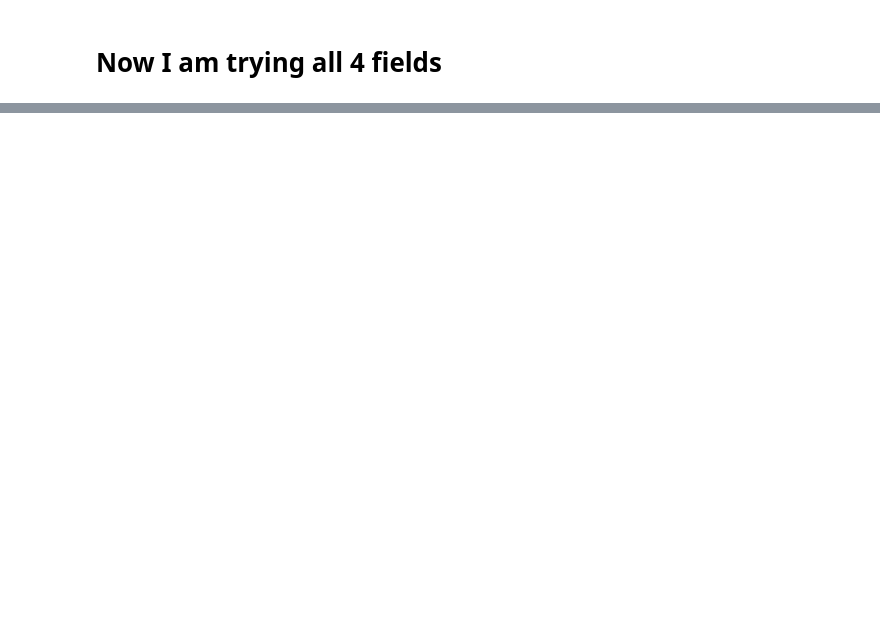
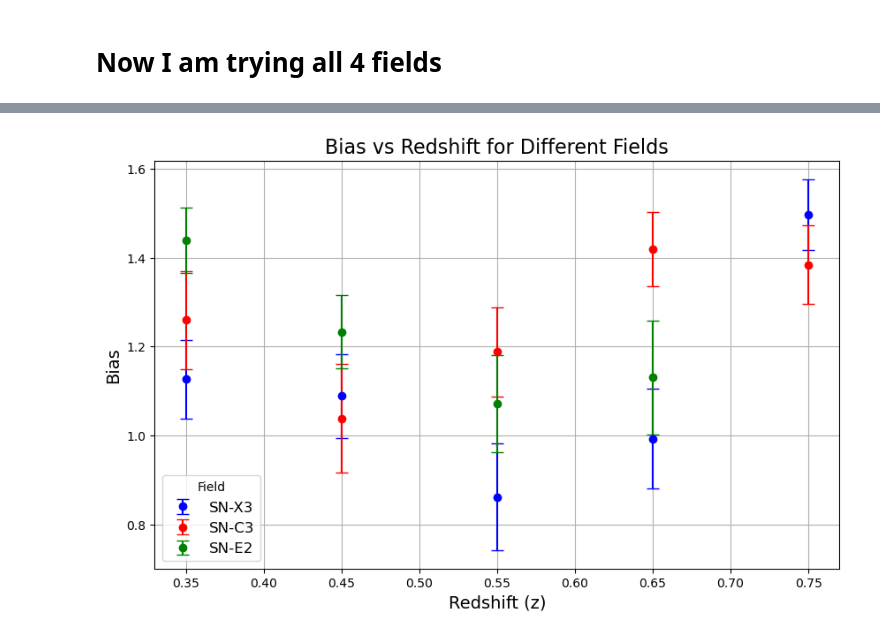
Before and after one commit to OtiliaIrina/Master_Thesis, a Jupyter notebook: New code/New_Test.ipynb, the cells around one changed output, grey strips where cells are left out. Drawn from its saved outputs; the diff is of its cells as text; code cells hidden in the pictures; blank space fills up the shorter version.

```diff
--- a/New code/New_Test.ipynb
+++ b/New code/New_Test.ipynb
@@ -381,6 +384,9 @@ fields = {
         "randoms": "COSMOS_randoms_ugriz_trim_video.fits"
 
 }}
+
+
+areas = np.array([1.297, 1.340, 1.103, 0.893])  # SN-X3, SN-C3, SN-E2, COSMOS
 
 z_min, z_max = 0.6, 0.7
 SM_min, SM_max = 10.5, 11
@@ -417,7 +423,6 @@ for field, paths in fields.items():
                              config=config)
 
     results = subsample.get_results()
-
     theta_values = results['theta']
     theta_mask = (theta_values >= 0.1) & (theta_values <= 0.4)
 
@@ -441,5 +446,17 @@ for field, paths in fields.items():
     print(f"Bias for {field}: {bias_values}")
     print(f" Bias errors for {field}: {bias_errors}")
     print()
+
+    N = results['N']
+    print(f"Number of galaxies in {field}: {N}")
+
+    # Compute nav
+    nav = np.average(N / area)
+    print(f'nav for {field}:', nav)
+
+    # Compute overdensity
+    del_b = ((N / area) / nav - 1) / bias_values
+    print(f"Overdensity (del_b) for {field}: {del_b}")
+    print()
 # %% [output]
 🔹 Processing field: SN-X3
@@ -472,0 +598,45 @@ COSMOS: Bias = [1.1819539810652695], Errors = [0.09004803501897327]
+# %%
+
+field_colors = {
+    "SN-X3": "blue",
+    "SN-C3": "red",
+    "SN-E2": "green",
+    "COSMOS": "purple"
+}
+
+plt.figure(figsize=(10, 6))
+
+# Dictionary to track labels (to avoid duplicates in the legend)
+field_labels = {}
+
+# Loop over the bias results to plot each field's biases against redshift
+for field_z, bias_data in bias_results.items():
+    bias_values = bias_data['bias_values']
+    bias_errors = bias_data['bias_errors']
+
+    # Extract the redshift range from the field_z key
+    field, z_range = field_z.split('_z')
+    z_min, z_max = map(float, z_range.split('-'))
+
+    # Average redshift for the range
+    z_avg = (z_min + z_max) / 2
+
+    # Use the predefined color for the field
+    color = field_colors.get(field, "black")  # Default to black if field not in dictionary
+
+    # Only add the field to the legend once
+    if field not in field_labels:
+        plt.errorbar(z_avg, bias_values, yerr=bias_errors, fmt='o', color=color, label=field, capsize=5)
+        field_labels[field] = True  # Mark as added
+    else:
+        plt.errorbar(z_avg, bias_values, yerr=bias_errors, fmt='o', color=color, capsize=5)
+
+# Customize the plot
+plt.xlabel('Redshift (z)', fontsize=14)
+plt.ylabel('Bias', fontsize=14)
+plt.title('Bias vs Redshift for Different Fields', fontsize=16)
+plt.legend(title='Field', fontsize=12)
+plt.grid(True)
+plt.show()
+# %% [output]
+[figure, added]
```
Also changed, not shown: parts of 15 cells of this notebook, 2 other files.
